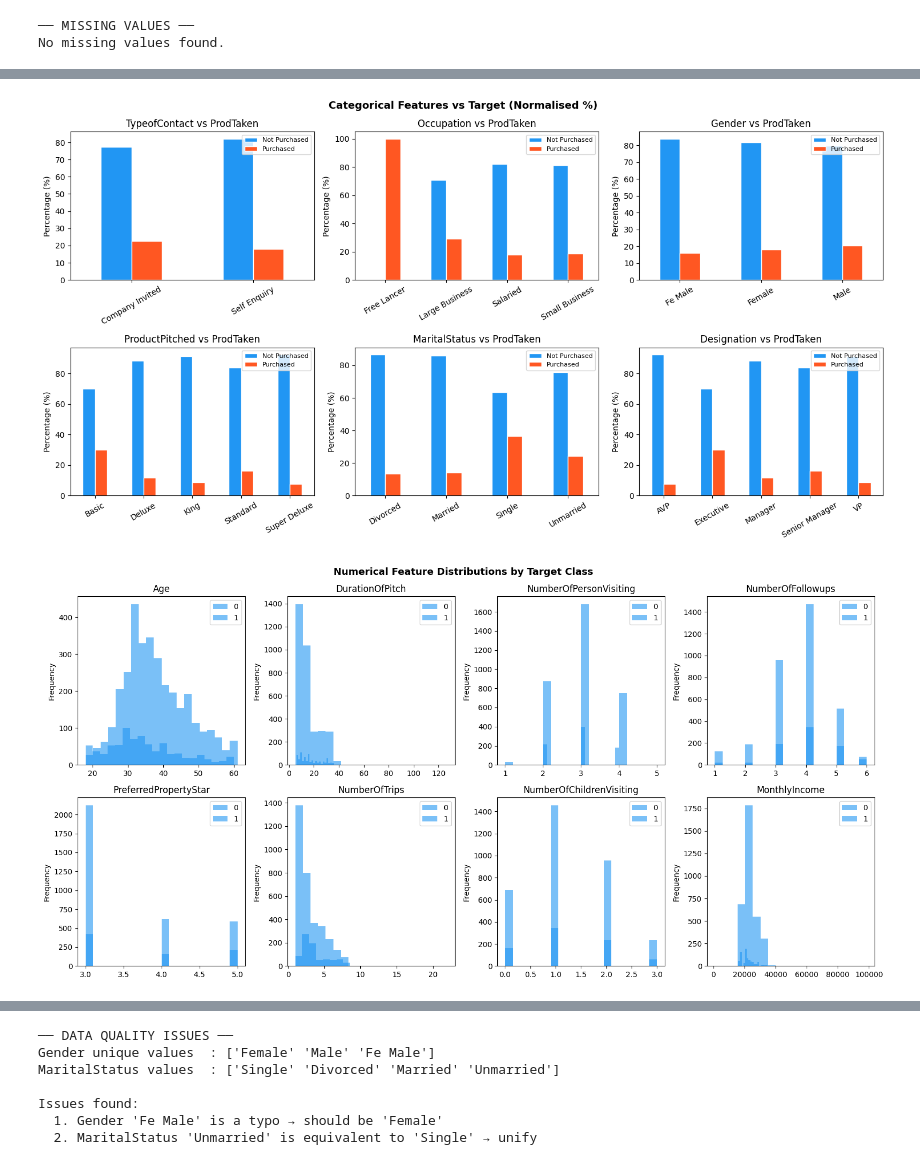
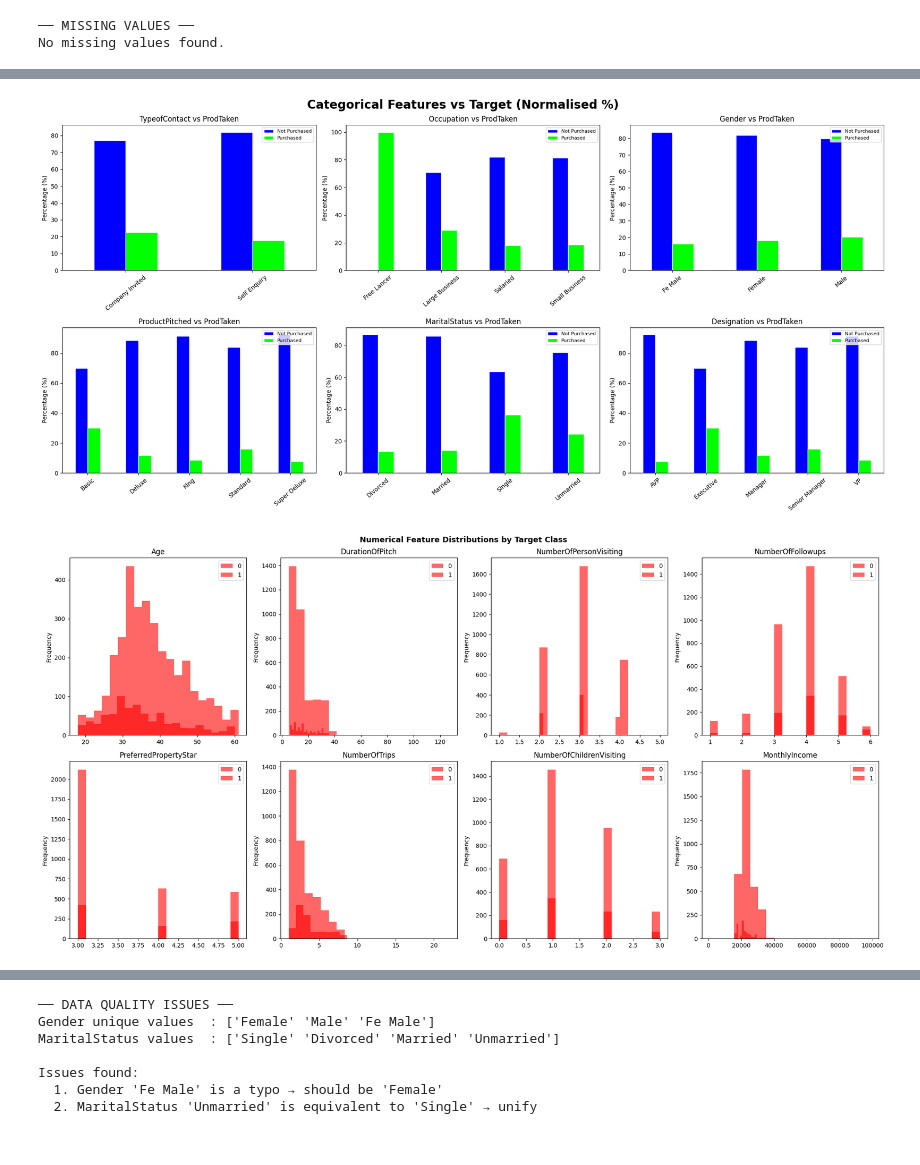
Before and after one commit to vivekkumar-gh/tourism-mlops, a Jupyter notebook: Tourism_MLOps_Pipeline.ipynb, the cells around one changed output, grey strips where cells are left out. Drawn from its saved outputs; the diff is of its cells as text; code cells hidden in the pictures.

```diff
--- a/Tourism_MLOps_Pipeline.ipynb
+++ b/Tourism_MLOps_Pipeline.ipynb
@@ -293,44 +254,65 @@ Observation: The dataset is imbalanced (≈4:1 ratio). We will use class_weight=
 # %%
 # Categorical feature analysis
 cat_cols = ['TypeofContact', 'Occupation', 'Gender', 'ProductPitched',
             'MaritalStatus', 'Designation']
 
-fig, axes = plt.subplots(2, 3, figsize=(15, 8))
-axes = axes.flatten()
+# Create a 2x3 grid of subplots for visualizing categorical features
+fig, axes = plt.subplots(2, 3, figsize=(20, 10))
+axes = axes.flatten()  # Convert 2D array of axes to 1D for easier iteration
 
+# Loop through each categorical feature and create a bar chart
 for i, col in enumerate(cat_cols):
+    # Create a cross-tabulation with normalized percentages (by row)
     ct = pd.crosstab(df[col], df['ProdTaken'], normalize='index') * 100
-    ct.plot(kind='bar', ax=axes[i], color=['#2196F3','#FF5722'], edgecolor='white')
+
+    # Plot the cross-tabulation as a bar chart
+    ct.plot(kind='bar', ax=axes[i], color=['#0000FF','#00FF00'], edgecolor='white')
+
+    # Set chart title and labels
     axes[i].set_title(f'{col} vs ProdTaken')
-    axes[i].set_xlabel('')
+    axes[i].set_xlabel('')  # Remove x-axis label
     axes[i].set_ylabel('Percentage (%)')
+
+    # Add legend and adjust x-tick rotation for better readability
     axes[i].legend(['Not Purchased', 'Purchased'], loc='upper right', fontsize=8)
-    axes[i].tick_params(axis='x', rotation=30)
+    axes[i].tick_params(axis='x', rotation=40)
 
-plt.suptitle('Categorical Features vs Target (Normalised %)', fontsize=13, fontweight='bold')
-plt.tight_layout()
-plt.show()
+# Add an overall title and adjust layout
+plt.suptitle('Categorical Features vs Target (Normalised %)', fontsize=20, fontweight='bold')
+plt.tight_layout()  # Adjust subplot parameters to give specified padding
+plt.show()  # Display the figure
 # %% [output]
-[figure, old version]
+[figure, new version]
 # %%
 # Numerical feature distributions
 num_cols = ['Age', 'DurationOfPitch', 'NumberOfPersonVisiting', 'NumberOfFollowups',
             'PreferredPropertyStar', 'NumberOfTrips', 'NumberOfChildrenVisiting', 'MonthlyIncome']
 
-fig, axes = plt.subplots(2, 4, figsize=(16, 8))
+# Create a 2x4 grid of subplots to display 8 histograms
+fig, axes = plt.subplots(2, 4, figsize=(20, 10))
+# Flatten the 2D array of axes into a 1D array for easier iteration
 axes = axes.flatten()
 
+# Loop through each numerical column and create a histogram
 for i, col in enumerate(num_cols):
+    # Plot histogram for each column, grouped by the target variable 'ProdTaken'
+    # Alpha=0.6 makes the bars semi-transparent to see overlapping distributions
+    # Using blue and green colors to distinguish between the two classes (0 and 1)
     df.groupby('ProdTaken')[col].plot(kind='hist', ax=axes[i], alpha=0.6,
-                                      bins=20, color=['#2196F3','#FF5722'],
+                                      bins=20, color=['#FF0000','#FFFFFF'],
                                       legend=True)
+    # Set the title of each subplot to the column name
     axes[i].set_title(col)
+    # Remove x-axis labels to reduce clutter
     axes[i].set_xlabel('')
 
+# Add an overall title to the entire figure
 plt.suptitle('Numerical Feature Distributions by Target Class', fontsize=13, fontweight='bold')
+# Adjust spacing between subplots for better appearance
 plt.tight_layout()
+# Display the figure
 plt.show()
 # %% [output]
-[figure, old version]
+[figure, new version]
 # %%
 # Correlation heatmap
```
Also changed, not shown: parts of 40 cells of this notebook, 5 other files.
